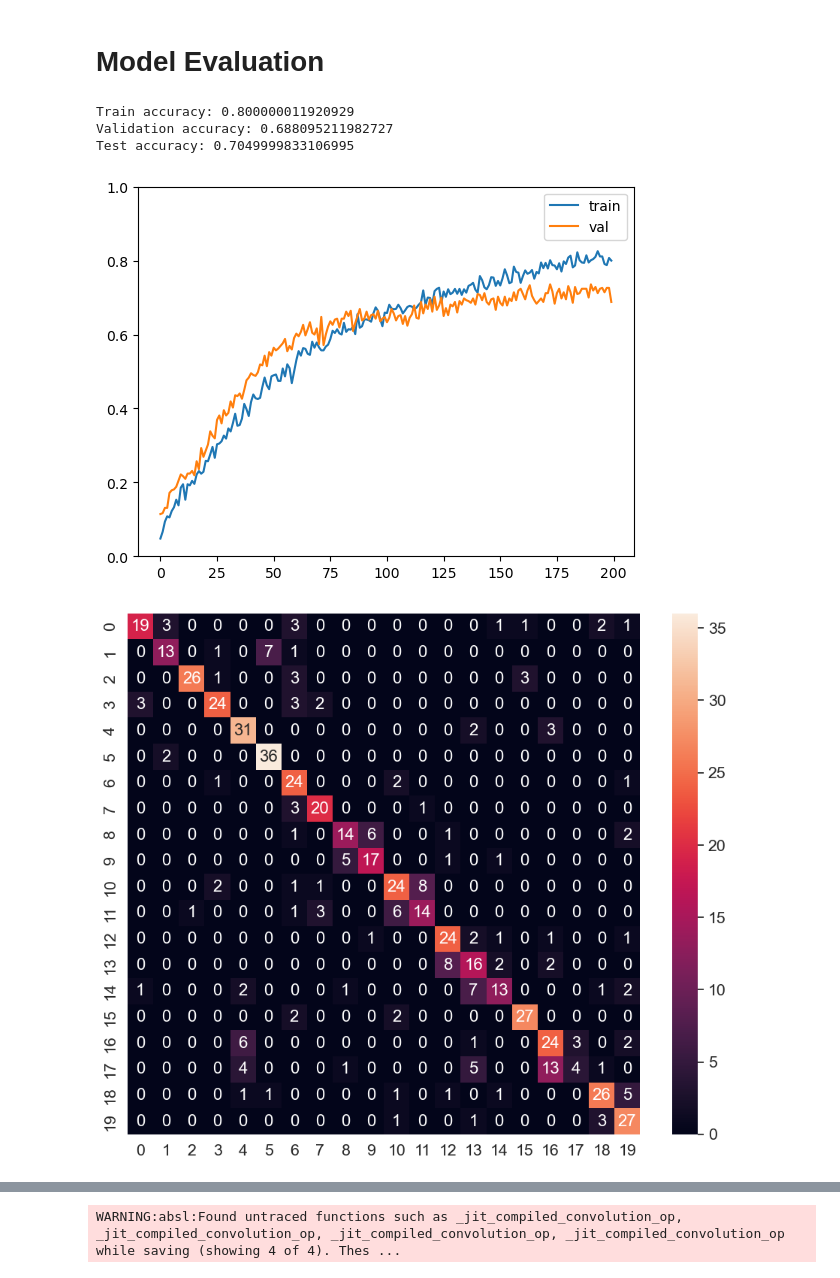
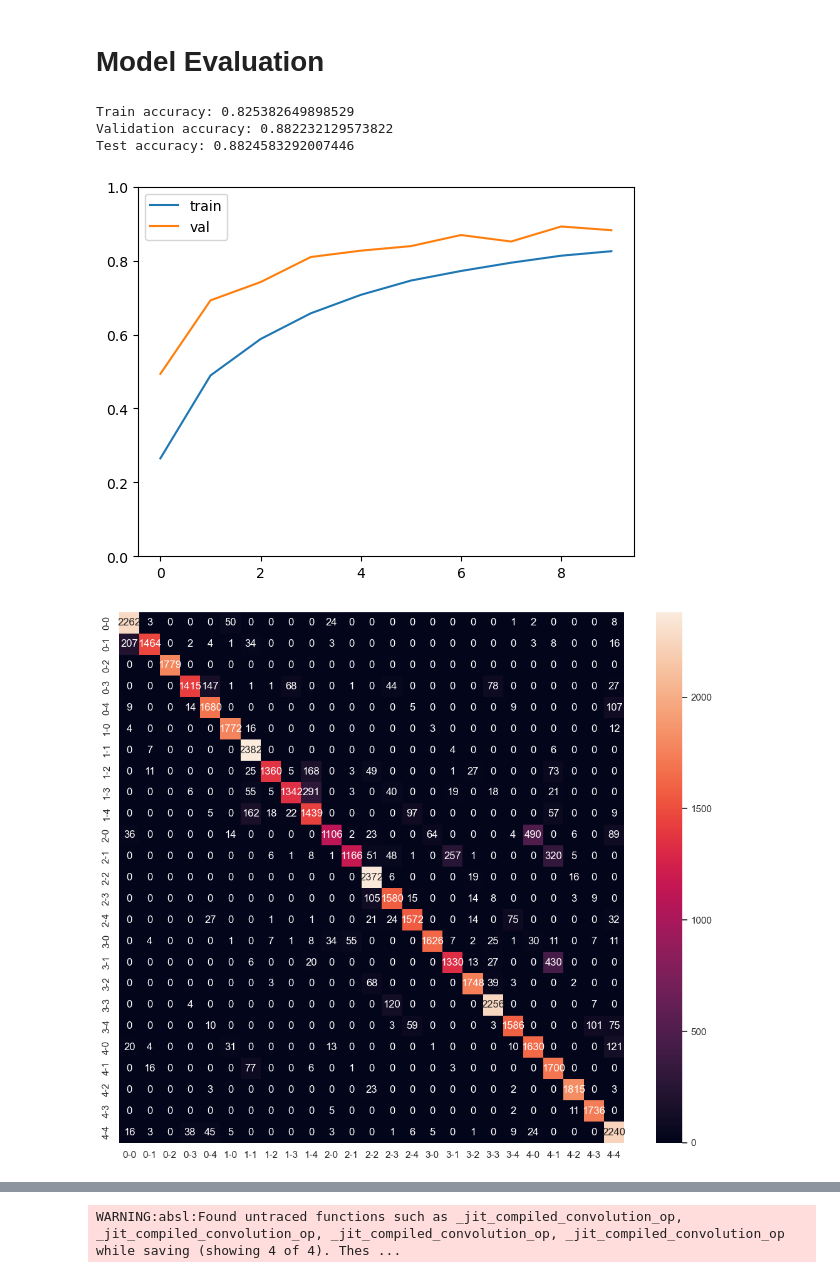
Before and after one commit to rachung2510/oppy, a Jupyter notebook: model_RNN.ipynb, the cells around one changed output, grey strips where cells are left out. Saved outputs shown, nothing was run; the diff lists cells and outputs as text; code cells hidden in the pictures.

```diff
--- a/model_RNN.ipynb
+++ b/model_RNN.ipynb
@@ -43,25 +27,29 @@ plt.show()
 # %% [markdown]
 # Data Processing
 # %%
-# data processing
 ## X
-n_steps = len(json.loads(df.iloc[0,0]))
+n_steps = len(json.loads(dataset.iloc[0,0]))
 n_features = 4
-X = np.empty((df.shape[0], n_steps, n_features))
+X = np.empty((dataset.shape[0], n_steps*n_features), dtype=np.float64)
 for i in range(X.shape[0]):
-    x = np.empty((n_steps, n_features))
+    x = []
     for j in range(n_features):
-        arr = np.array(json.loads(df.iloc[i,j]))
-        x[:,j] = arr
-    X[i] = x
+        arr = list(json.loads(dataset.iloc[i,j]))
+        x += arr
+    X[i] = np.array(x)
 
 ## y
-labels = df["label"].to_numpy()
+labels = dataset["label"].to_numpy()
 le = LabelEncoder()
 y_encoded = le.fit_transform(labels)
 n_classes = len(np.unique(y_encoded))
 y = to_categorical(y_encoded)
 
+# print(X.shape)
+
+X = X.reshape((160000,30,4))
+
 ## split
-X_train, X_test, y_train, y_test = train_test_split(X, y, test_size=0.3, random_state=42)
-X_train, X_val, y_train, y_val = train_test_split(X_train, y_train, test_size=0.3, random_state=42)
+x_train, x_test, y_train, y_test = train_test_split(X, y, test_size=0.3, random_state=42)
+x_train, x_val, y_train, y_val = train_test_split(x_train, y_train, test_size=0.3, random_state=42)
+print(x_train.shape, y_train.shape)
@@ -109,7 +72,7 @@ x = Dense(64,'relu')(x)
 x = Dropout(0.2)(x)
 x = Dense(32,'relu')(x)
 x = Dropout(0.2)(x)
-outputs = Dense(20,'softmax')(x)
+outputs = Dense(25,'softmax')(x)
 model = Model(inputs,outputs)
 
 model.summary()
@@ -138,6 +101,6 @@ model.compile(
     metrics=["categorical_accuracy","accuracy"],
 )
 # %%
-n_epochs = 200
-history = model.fit(X_train, y_train, validation_data=(X_val, y_val), epochs=n_epochs, batch_size=128)
+n_epochs = 10
+history = model.fit(x_train, y_train, validation_data=(x_val, y_val), epochs=n_epochs, batch_size=128)
 # %% [output]
@@ -165,28 +130,32 @@ Epoch 200/200
 # %%
 print("Train accuracy:", history.history["accuracy"][-1])
 print("Validation accuracy:", history.history["val_accuracy"][-1])
-print("Test accuracy:", model.evaluate(X_test, y_test, verbose=0)[1])
+print("Test accuracy:", model.evaluate(x_test, y_test, verbose=0)[1])
 plt.plot(history.history["accuracy"], label="train")
 plt.plot(history.history["val_accuracy"], label="val")
 plt.legend()
 plt.ylim((0,1))
 plt.show()
 # %% [output]
-Train accuracy: 0.800000011920929
-Validation accuracy: 0.688095211982727
-Test accuracy: 0.7049999833106995
+Train accuracy: 0.825382649898529
+Validation accuracy: 0.882232129573822
+Test accuracy: 0.8824583292007446
-[figure, old version]
+[figure, new version]
 # %%
-y_pred = model.predict(X_test, verbose=0)
+y_pred = model.predict(x_test, verbose=0)
 y_pred_rd = np.argmax(y_pred, axis=1)
 y_test_rd = np.argmax(y_test, axis=1)
 cm = confusion_matrix(y_test_rd, y_pred_rd)
-df_cm = pd.DataFrame(cm, range(20), range(20))
-plt.figure(figsize=(11,9))
-sn.set(font_scale=1.4) # for label size
-sn.heatmap(df_cm, annot=True, annot_kws={"size": 16}) # font size
+# plt.figure(figsize=(40,40))
+# plt.matshow(cm)
+df_cm = pd.DataFrame(cm, range(n_classes), range(n_classes))
+plt.figure(figsize=(13,11))
+sn.set(font_scale=1) # for label size
+ticklabels = np.unique(labels)
+sn.heatmap(df_cm, annot=True, annot_kws={"size": 12}, fmt="d",
+           xticklabels=ticklabels, yticklabels=ticklabels) # font size
 plt.show()
 # %% [output]
-[figure, old version]
+[figure, new version]
 # %%
 import time
```
Also changed, not shown: parts of 7 cells of this notebook.
